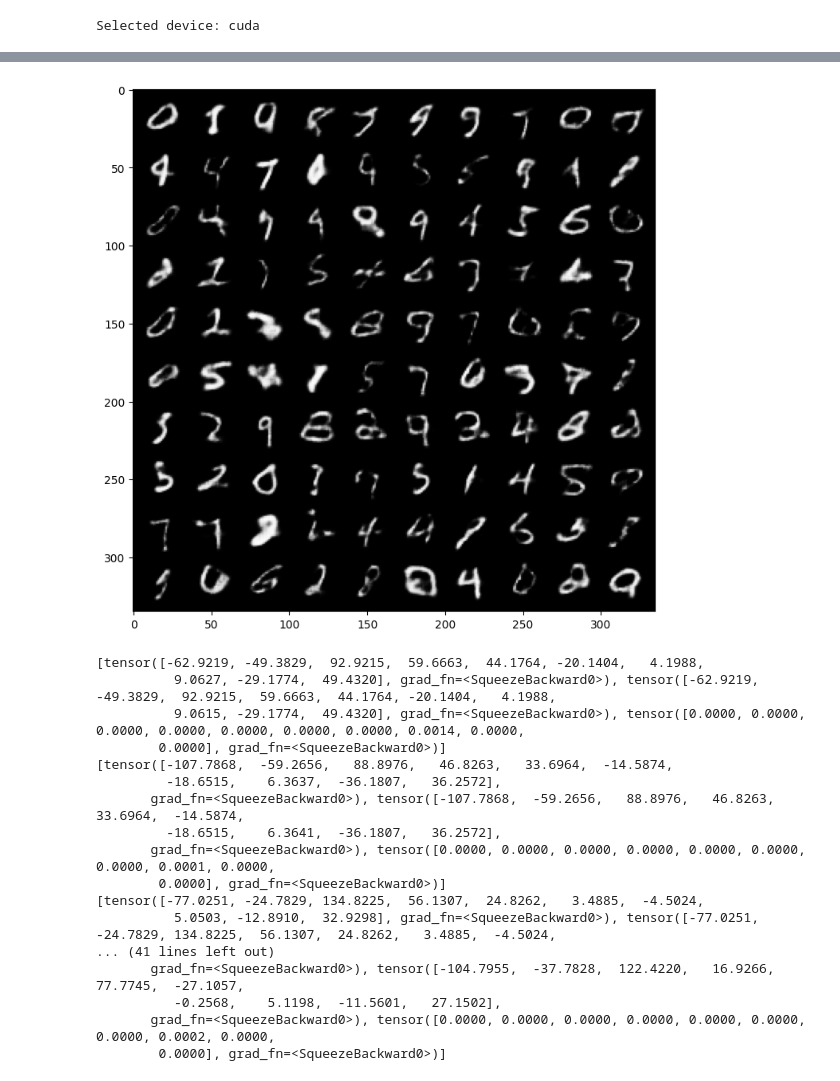
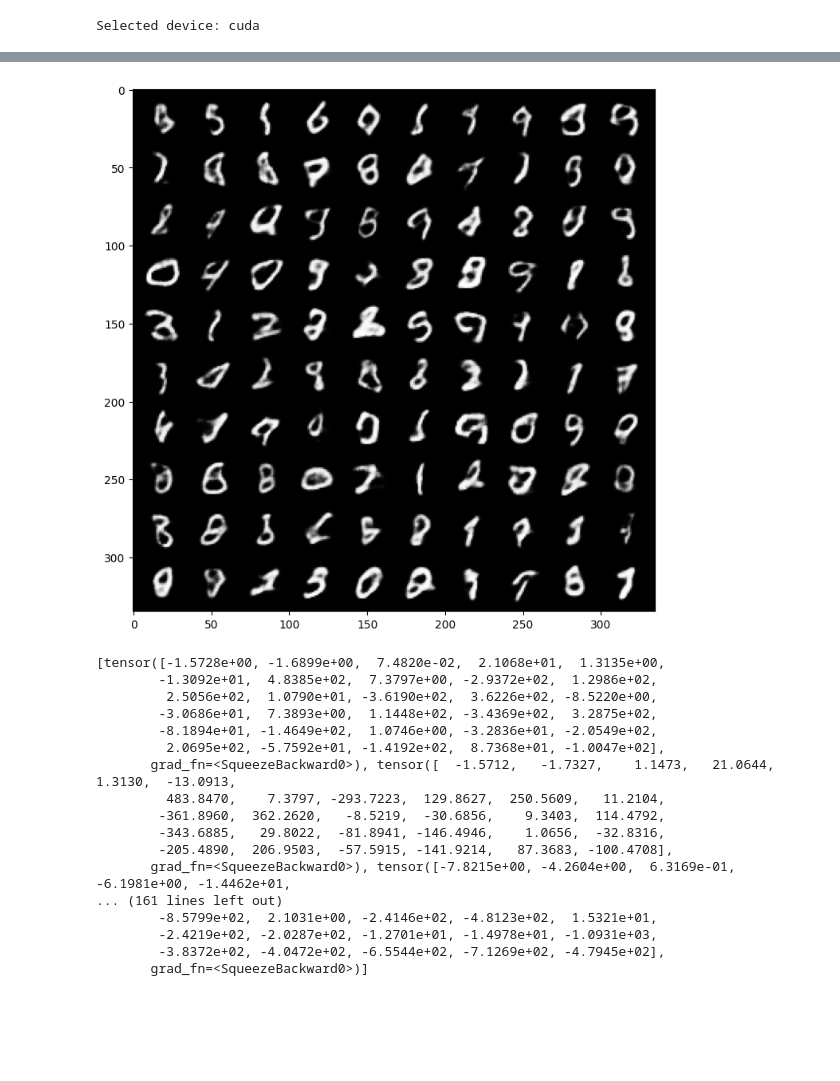
Before and after one commit to advait/vae-mnist, a Jupyter notebook: rohan.ipynb, the cells around one changed output, grey strips where cells are left out. Drawn from its saved outputs; the diff is of its cells as text; code cells hidden in the pictures; blank space fills up the shorter version.

```diff
--- a/rohan.ipynb
+++ b/rohan.ipynb
@@ -84,7 +84,7 @@ class Decoder(nn.Module):
 			nn.ConvTranspose2d(16, 8, 3, stride=2, padding=1, output_padding=1),
 			nn.BatchNorm2d(8),
 			nn.ReLU(True),
-			nn.ConvTranspose2d(8, 1, 3, stride=2, padding=1, output_padding=1)
+			nn.ConvTranspose2d(8, 1, 3, stride=2, padding=1, output_padding=1),
             nn.Sigmoid(),
         )
 
@@ -107,7 +107,7 @@ class VariationalAutoencoder(nn.Module):
 ### Set the random seed for reproducible results
 torch.manual_seed(0)
 
-latent_dims = 4
+latent_dims = 30
 vae = VariationalAutoencoder(latent_dims=latent_dims)
 
 lr = 1e-3
@@ -219,26 +234,25 @@ RuntimeError: Given transposed=1, weight of size [4, 128, 5, 5], expected input[
 # %%
 def show_image(img):
     npimg = img.numpy()
     plt.imshow(np.transpose(npimg, (1, 2, 0)))
 
 
 vae.eval()
 
 with torch.no_grad():
-
     torch.manual_seed(3.14)
     # sample latent vectors from the normal distribution
-    latent = torch.randn(128, latent_dims, device=device)
+    latent = torch.randn(100, latent_dims, device=device)
 
     # reconstruct images from the latent vectors
     img_recon = vae.decoder(latent)
     img_recon = img_recon.cpu()
 
     fig, ax = plt.subplots(figsize=(20, 8.5))
-    show_image(torchvision.utils.make_grid(img_recon.data[:100], 10, 5))
+    show_image(torchvision.utils.make_grid(img_recon.data, 10, 5))
     plt.show()
 # %% [output]
-[figure, old version]
+[figure, new version]
 # %%
 zero_indicies = [i for i, label in enumerate(train_dataset.targets) if label == 0]
 zero_data = [train_dataset.data[i] for i in zero_indicies]
@@ -262,20 +276,20 @@ def inspect_image(image):
 for image in zero_data[:10]:
     inspect_image(image)
 # %% [output]
-[tensor([-62.9219, -49.3829,  92.9215,  59.6663,  44.1764, -20.1404,   4.1988,
-          9.0627, -29.1774,  49.4320], grad_fn=<SqueezeBackward0>), tensor([-62.9219, -49.3829,  92.9215,  59.6663,  44.1764, -20.1404,   4.1988,
-          9.0615, -29.1774,  49.4320], grad_fn=<SqueezeBackward0>), tensor([0.0000, 0.0000, 0.0000, 0.0000, 0.0000, 0.0000, 0.0000, 0.0014, 0.0000,
-        0.0000], grad_fn=<SqueezeBackward0>)]
-[tensor([-107.7868,  -59.2656,   88.8976,   46.8263,   33.6964,  -14.5874,
-         -18.6515,    6.3637,  -36.1807,   36.2572],
-       grad_fn=<SqueezeBackward0>), tensor([-107.7868,  -59.2656,   88.8976,   46.8263,   33.6964,  -14.5874,
-         -18.6515,    6.3641,  -36.1807,   36.2572],
-       grad_fn=<SqueezeBackward0>), tensor([0.0000, 0.0000, 0.0000, 0.0000, 0.0000, 0.0000, 0.0000, 0.0001, 0.0000,
-        0.0000], grad_fn=<SqueezeBackward0>)]
-[tensor([-77.0251, -24.7829, 134.8225,  56.1307,  24.8262,   3.4885,  -4.5024,
-          5.0503, -12.8910,  32.9298], grad_fn=<SqueezeBackward0>), tensor([-77.0251, -24.7829, 134.8225,  56.1307,  24.8262,   3.4885,  -4.5024,
-... (41 lines left out)
-       grad_fn=<SqueezeBackward0>), tensor([-104.7955,  -37.7828,  122.4220,   16.9266,   77.7745,  -27.1057,
-          -0.2568,    5.1198,  -11.5601,   27.1502],
-       grad_fn=<SqueezeBackward0>), tensor([0.0000, 0.0000, 0.0000, 0.0000, 0.0000, 0.0000, 0.0000, 0.0002, 0.0000,
-        0.0000], grad_fn=<SqueezeBackward0>)]
+[tensor([-1.5728e+00, -1.6899e+00,  7.4820e-02,  2.1068e+01,  1.3135e+00,
+        -1.3092e+01,  4.8385e+02,  7.3797e+00, -2.9372e+02,  1.2986e+02,
+         2.5056e+02,  1.0790e+01, -3.6190e+02,  3.6226e+02, -8.5220e+00,
+        -3.0686e+01,  7.3893e+00,  1.1448e+02, -3.4369e+02,  3.2875e+02,
+        -8.1894e+01, -1.4649e+02,  1.0746e+00, -3.2836e+01, -2.0549e+02,
+         2.0695e+02, -5.7592e+01, -1.4192e+02,  8.7368e+01, -1.0047e+02],
+       grad_fn=<SqueezeBackward0>), tensor([  -1.5712,   -1.7327,    1.1473,   21.0644,    1.3130,  -13.0913,
+         483.8470,    7.3797, -293.7223,  129.8627,  250.5609,   11.2104,
+        -361.8960,  362.2620,   -8.5219,  -30.6856,    9.3403,  114.4792,
+        -343.6885,   29.8022,  -81.8941, -146.4946,    1.0656,  -32.8316,
+        -205.4890,  206.9503,  -57.5915, -141.9214,   87.3683, -100.4708],
+       grad_fn=<SqueezeBackward0>), tensor([-7.8215e+00, -4.2604e+00,  6.3169e-01, -6.1981e+00, -1.4462e+01,
+... (161 lines left out)
+        -8.5799e+02,  2.1031e+00, -2.4146e+02, -4.8123e+02,  1.5321e+01,
+        -2.4219e+02, -2.0287e+02, -1.2701e+01, -1.4978e+01, -1.0931e+03,
+        -3.8372e+02, -4.0472e+02, -6.5544e+02, -7.1269e+02, -4.7945e+02],
+       grad_fn=<SqueezeBackward0>)]
```
Also changed, not shown: parts of 2 cells of this notebook.
